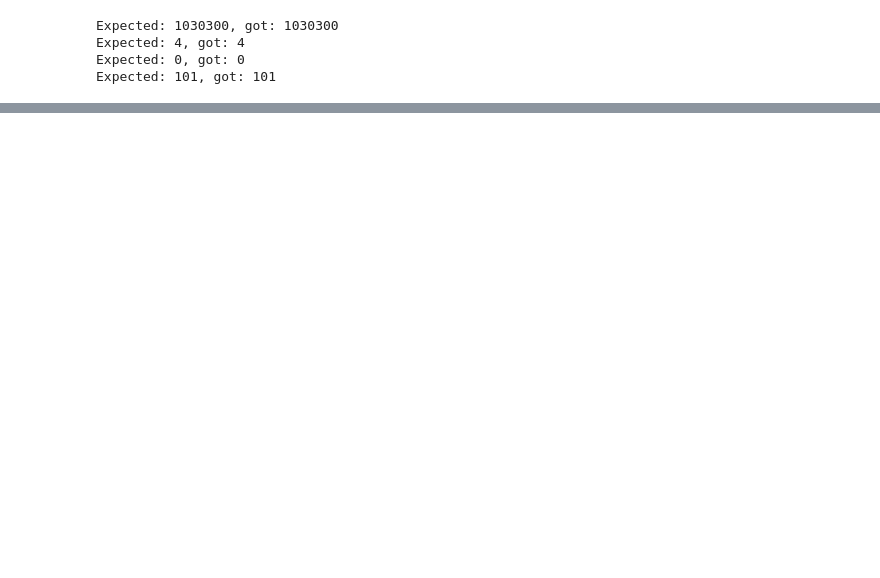
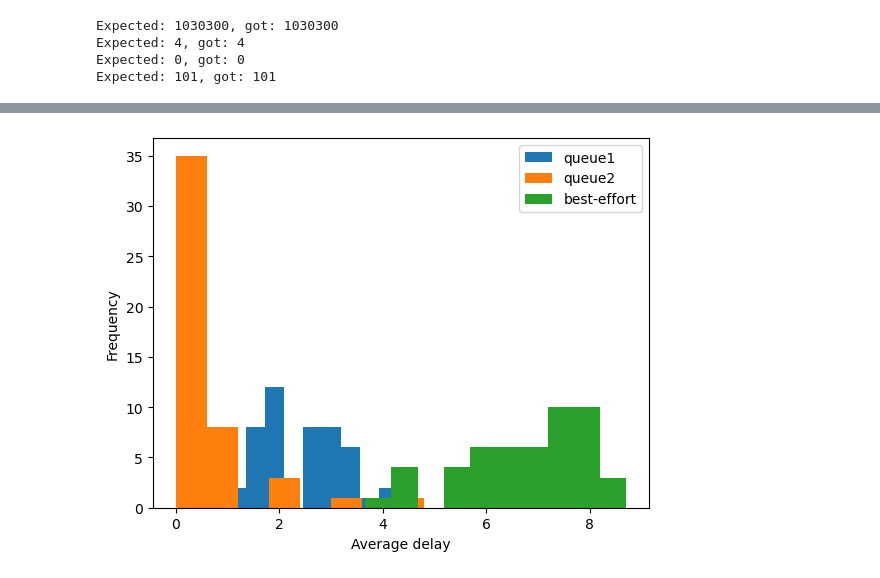
Before and after one commit to s3895776/MachineLearningAssignment2, a Jupyter notebook: SchedulerEnvironment.ipynb, the cells around one changed output, grey strips where cells are left out. Drawn from its saved outputs; the diff is of its cells as text; code cells hidden in the pictures; blank space fills up the shorter version.

```diff
--- a/SchedulerEnvironment.ipynb
+++ b/SchedulerEnvironment.ipynb
@@ -663,6 +663,35 @@ class EDFSchedulerWrapper(SchedulerEnvironment):
         plt.xlabel('Step counter')
         plt.ylabel('mean delay of queue')
         plt.show()
+
+    def edf_scheduler_avg_delay_hist(self, seed = None):
+        terminated = False
+        truncated = False
+        obs, info = self.reset(seed)
+
+    #     mean delay of queues: observation["avg_delays"][queue_observed]
+        x0 = []
+        x1 = []
+        x2 = []
+
+        action = np.argmin(self.deadlines, axis = 0)
+        while not terminated:
+        #     edf
+            obs, reward, terminated, truncated, info = self.step(action)
+            action = self._edf_action(action)
+
+            x0.append(obs["avg_delays"][0])
+            x1.append(obs["avg_delays"][1])
+            x2.append(obs["avg_delays"][2])
+
+        plt.hist(x0)
+        plt.hist(x1)
+        plt.hist(x2)
+        plt.legend(["queue1", "queue2", "best-effort"])
+
+        plt.xlabel('Average delay')
+        plt.ylabel('Frequency')
+        plt.show()
 # %%
 # predefine the expected mean delay for first queue, second queue and best effort queue.
 mean_delay_one = 6
@@ -1351,0 +1415,6 @@ reinforcement_scheduler_hist(env, Q, seed = best_seed)
+# %%
+edf_env = EDFSchedulerWrapper(terminate_num = 50)
+# %%
+edf_env.edf_scheduler_avg_delay_hist(0)
+# %% [output]
+[figure, added]
```
Also changed, not shown: parts of 22 cells of this notebook.
